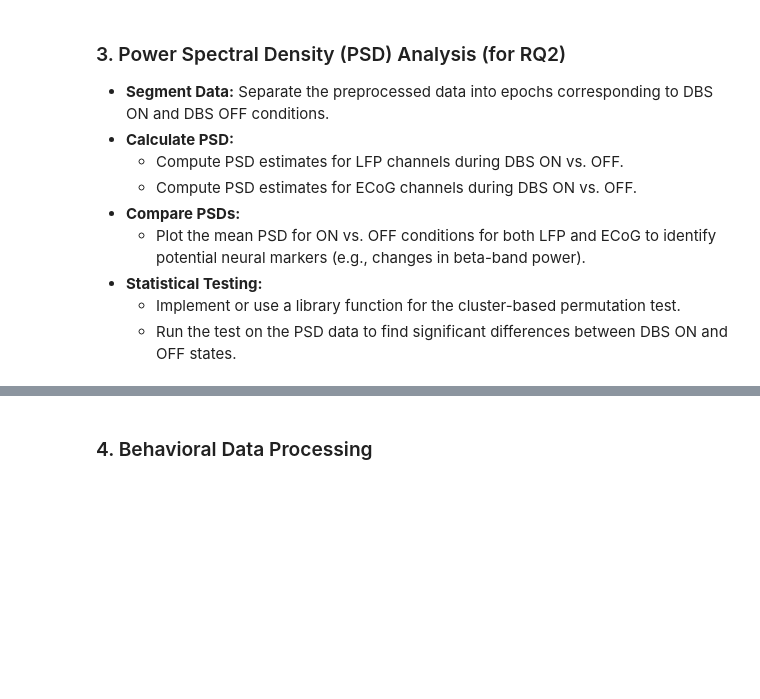
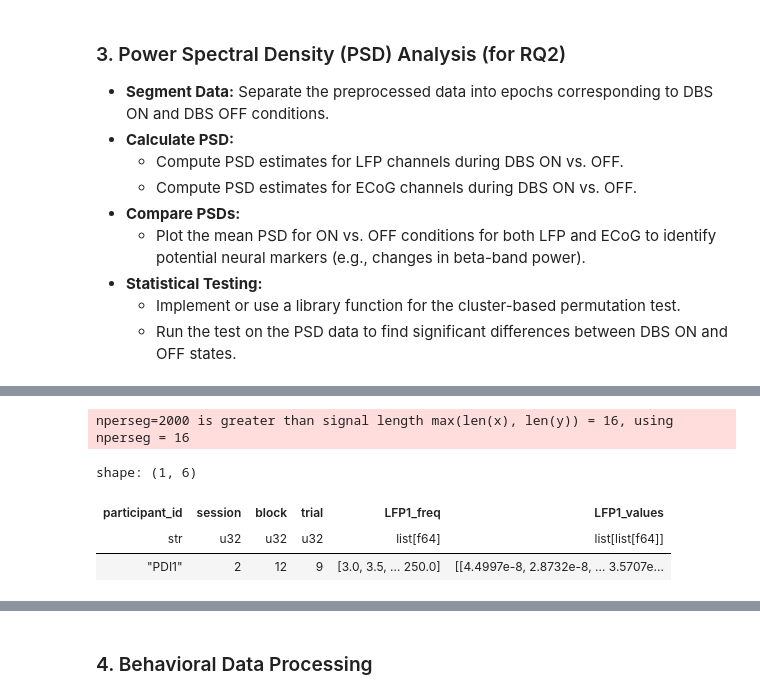
Before and after one commit to mirklys/latent-neural-dynamics-modeling, a Jupyter notebook: notebooks/data_analysis/exploratory_data_analysis.ipynb, the cells around one changed output, grey strips where cells are left out. Saved outputs shown, nothing was run; the diff lists cells and outputs as text; code cells hidden in the pictures; blank space fills up the shorter version.

```diff
--- a/notebooks/data_analysis/exploratory_data_analysis.ipynb
+++ b/notebooks/data_analysis/exploratory_data_analysis.ipynb
@@ -191,3 +202,12 @@ participants = participants.with_columns(
     .map_elements(lambda x: epoch_trials(x), return_dtype=pl.List(pl.List(pl.Float64)))
     .alias("LFP1_epochs")
 )
+# %%
+participants = participants.with_columns(
+    pl.col("LFP1_epochs")
+    .map_elements(calculate_psd_multitaper, return_dtype=pl.Object)
+    .alias("LFP1_psd")
+).with_columns(
+    pl.col("LFP1_psd").map_elements(lambda x: x[0], return_dtype=pl.List(pl.Float64)).alias("LFP1_freq"),
+    pl.col("LFP1_psd").map_elements(lambda x: x[1], return_dtype=pl.List(pl.List(pl.Float64))).alias("LFP1_values"),
+)
@@ -194,4 +381,4 @@ participants = participants.with_columns(
 # %%
 participants_dbs_on = participants.filter(pl.col("dbs_stim") == 1)
 # %%
-participants_dbs_on = participants.filter(pl.col("dbs_stim") == 0)
+participants_dbs_off = participants.filter(pl.col("dbs_stim") == 0)
@@ -197,0 +447,50 @@ participants_dbs_on = participants.filter(pl.col("dbs_stim") == 0)
+# %%
+n_components = sources.shape[1]
+
+# Loop through each component and create a plot
+for i in range(n_components):
+
+    # Create a figure with 1 row and 2 columns for the subplots
+    fig = make_subplots(
+        rows=1, cols=2,
+        subplot_titles=('Time Series (first 3s)', 'Power Spectrum')
+    )
+
+    # --- Plot 1: Time Series ---
+    component_ts = sources[:, i]
+    fig.add_trace(
+        go.Scatter(x=time[:1000*3], y=component_ts[:1000*3], mode='lines', name='Time Series'),
+        row=1, col=1
+    )
+
+    # --- Plot 2: Power Spectral Density (PSD) ---
+    freqs, psd = welch(component_ts, fs=1000, nperseg=1000*2)
+    fig.add_trace(
+        go.Scatter(x=freqs, y=psd, mode='lines', name='PSD'),
+        row=1, col=2
+    )
+
+    # --- Update plot layout and axes ---
+    fig.update_layout(
+        title_text=f'Component {i}',
+        showlegend=False
+    )
+    fig.update_xaxes(title_text='Time (s)', row=1, col=1)
+    fig.update_yaxes(title_text='Amplitude', row=1, col=1)
+
+    fig.update_xaxes(title_text='Frequency (Hz)', range=[0, 1000/2], row=1, col=2)
+    fig.update_yaxes(title_text='Power (log scale)', type='log', row=1, col=2) # Use log scale
+
+    # Show the interactive plot
+    fig.show()
+# %% [output]
+nperseg=2000 is greater than signal length max(len(x), len(y)) = 16, using nperseg = 16
+# %%
+first_p_on = participants_dbs_on[20].select("participant_id", "session", "block", "trial", "LFP1_freq", "LFP1_values")
+# %%
+first_p_on
+# %% [output]
+shape: (1, 6)
+| participant_id | session | block | trial | LFP1_freq | LFP1_values |
+| str | u32 | u32 | u32 | list[f64] | list[list[f64]] |
+| "PDI1" | 2 | 12 | 9 | [3.0, 3.5, … 250.0] | [[4.4997e-8, 2.8732e-8, … 3.5707e... |
```
Also changed, not shown: parts of 28 cells of this notebook, 7 other files.
